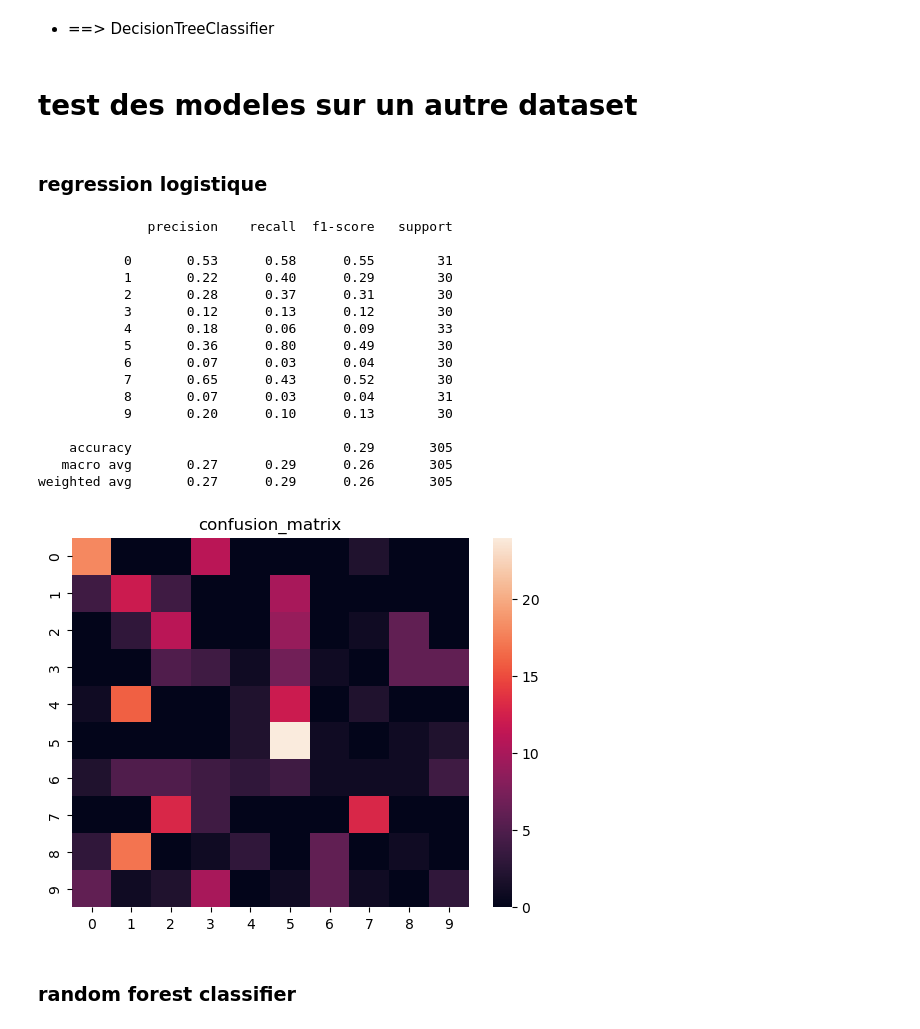
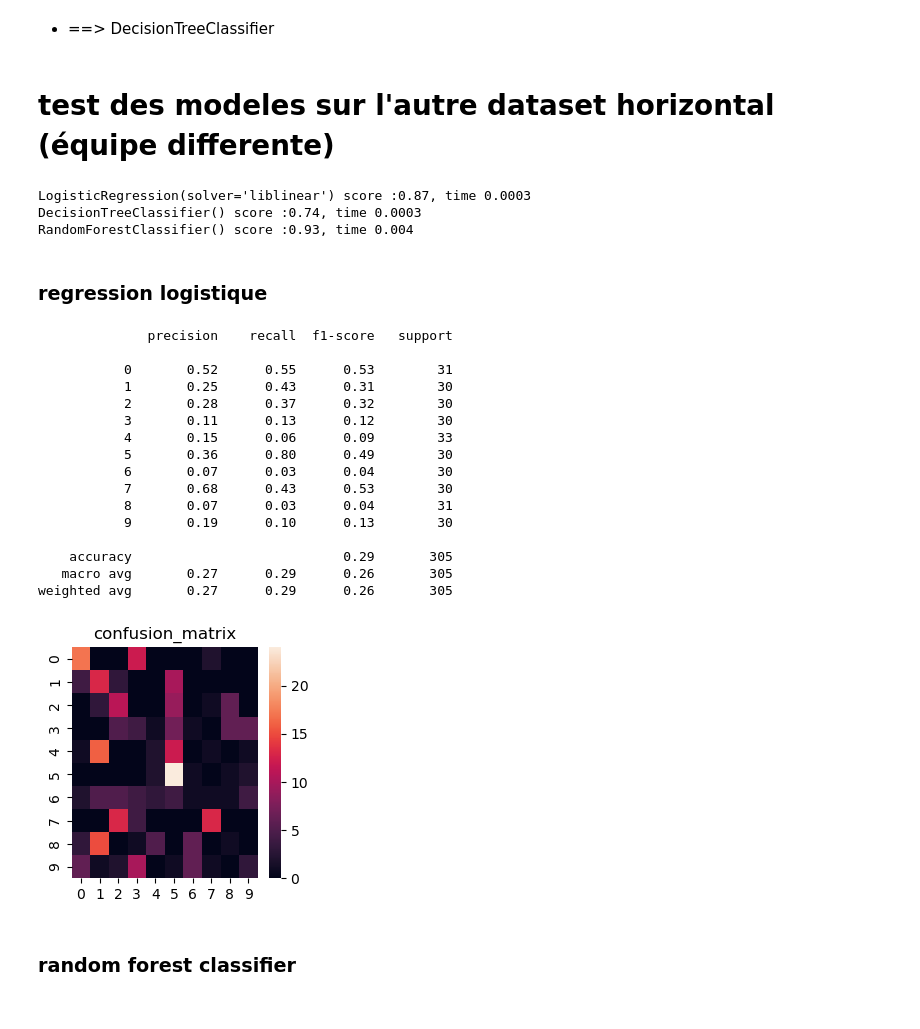
Before and after one commit to RCaz33/Time-series_Multiclass-classification_Reservoir-computing-INRIA, a Jupyter notebook: feature_importance.ipynb, the cells around one changed output. Drawn from its saved outputs; the diff is of its cells as text; code cells hidden in the pictures.

```diff
--- a/feature_importance.ipynb
+++ b/feature_importance.ipynb
@@ -445,4 +444,4 @@ model_rfc = feat_importance_rfc(random_search, to_test, show=True)
 # %% [markdown]
 * ==> DecisionTreeClassifier
 # %% [markdown]
-# test des modeles sur un autre dataset
+# test des modeles sur l'autre dataset horizontal (équipe differente)
@@ -451,29 +448,37 @@ to_test2 = load_data('data/h_config1-lcb')
+# %%
+to_test1 = load_data('data/h_config1-lcb')
+X, y, X_train, X_test, y_train, y_test = test_models(to_test1)
+# %% [output]
+LogisticRegression(solver='liblinear') score :0.87, time 0.0003
+DecisionTreeClassifier() score :0.74, time 0.0003
+RandomForestClassifier() score :0.93, time 0.004
 # %% [markdown]
 ### regression logistique
 # %%
-y_pred = model_lr.predict(X=sc.fit_transform(to_test2.drop("label", axis=1)))
+y_pred = model_lr.predict(X=sc.fit_transform(to_test1.drop("label", axis=1)))
 from sklearn.metrics import confusion_matrix
-sns.heatmap(confusion_matrix(to_test2["label"], y_pred))
+plt.figure(figsize=(3,3))
+sns.heatmap(confusion_matrix(to_test1["label"], y_pred))
 plt.title("confusion_matrix")
-print(classification_report(to_test2["label"], y_pred))
+print(classification_report(to_test1["label"], y_pred))
 # %% [output]
               precision    recall  f1-score   support
 
-           0       0.53      0.58      0.55        31
-           1       0.22      0.40      0.29        30
-           2       0.28      0.37      0.31        30
-           3       0.12      0.13      0.12        30
-           4       0.18      0.06      0.09        33
+           0       0.52      0.55      0.53        31
+           1       0.25      0.43      0.31        30
+           2       0.28      0.37      0.32        30
+           3       0.11      0.13      0.12        30
+           4       0.15      0.06      0.09        33
            5       0.36      0.80      0.49        30
            6       0.07      0.03      0.04        30
-           7       0.65      0.43      0.52        30
+           7       0.68      0.43      0.53        30
            8       0.07      0.03      0.04        31
-           9       0.20      0.10      0.13        30
+           9       0.19      0.10      0.13        30
 
     accuracy                           0.29       305
    macro avg       0.27      0.29      0.26       305
 weighted avg       0.27      0.29      0.26       305
-[figure, old version]
+[figure, new version]
 # %% [markdown]
 ### random forest classifier
 # %%
```
Also changed, not shown: parts of 15 cells of this notebook, 1 other file.
